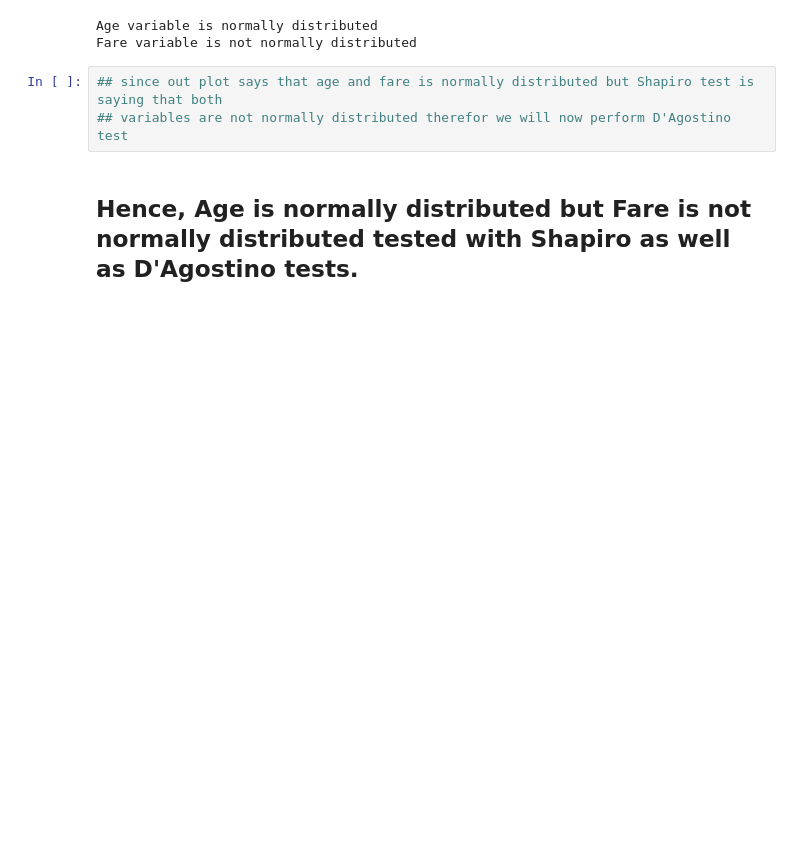
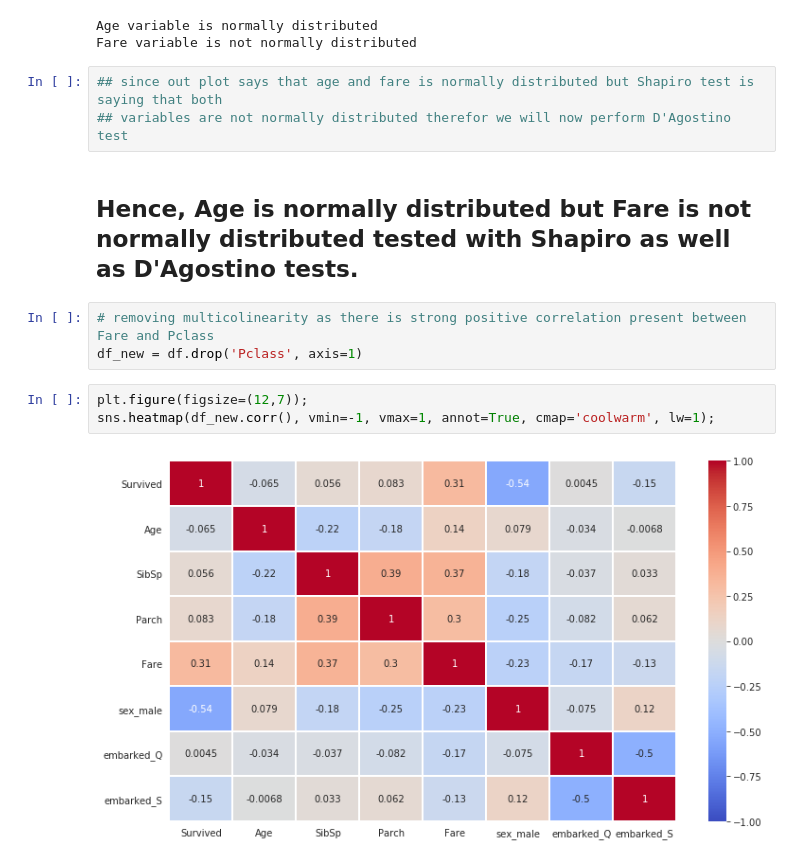
Before and after one commit to Abhishek768/Titanic_Machine_Learning_from_Disaster, a Jupyter notebook: TitanicNotebook.ipynb, the cells around one changed output. Saved outputs shown, nothing was run; the diff lists cells and outputs as text; blank space fills up the shorter version.

```diff
--- a/TitanicNotebook.ipynb
+++ b/TitanicNotebook.ipynb
@@ -268,3 +269,11 @@ Fare variable is not normally distributed
 ## variables are not normally distributed therefor we will now perform D'Agostino test
 # %% [markdown]
 ## Hence, Age is normally distributed but Fare is not normally distributed tested with Shapiro as well as D'Agostino tests.
+# %%
+# removing multicolinearity as there is strong positive correlation present between Fare and Pclass
+df_new = df.drop('Pclass', axis=1)
+# %%
+plt.figure(figsize=(12,7));
+sns.heatmap(df_new.corr(), vmin=-1, vmax=1, annot=True, cmap='coolwarm', lw=1);
+# %% [output]
+[figure, added]
```
Also changed, not shown: parts of 3 cells of this notebook.
